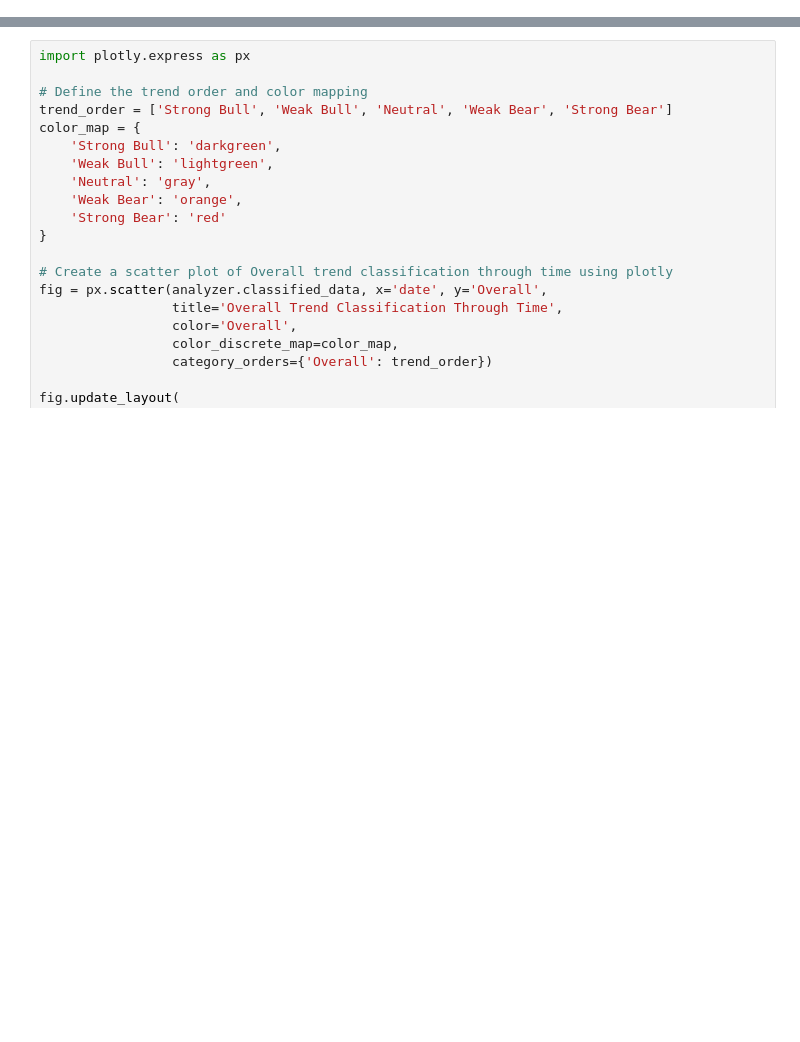
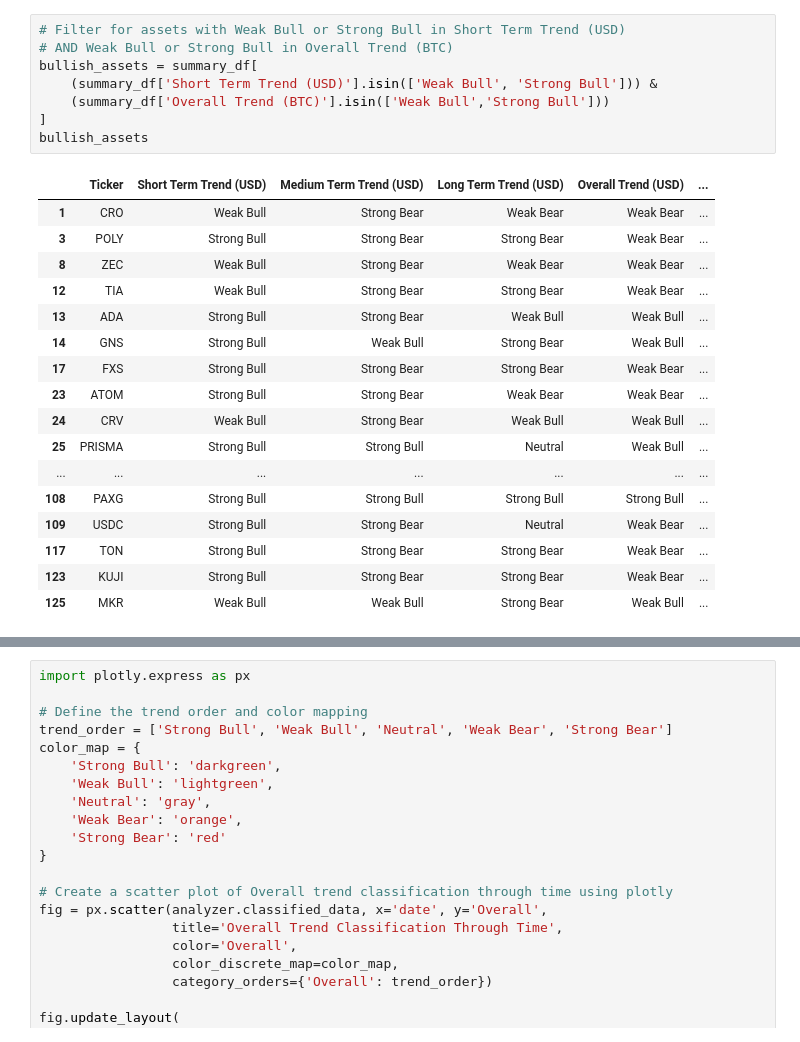
Before and after one commit to GabriellaAM/missioncontrolproject, a Jupyter notebook: ALT_MODEL.ipynb, the cells around one changed output, grey strips where cells are left out. Drawn from its saved outputs; the diff is of its cells as text; blank space fills up the shorter version.

```diff
--- a/ALT_MODEL.ipynb
+++ b/ALT_MODEL.ipynb
@@ -570 +486,27 @@ Columns after calculating indicators for arbitrum (BTC): ['date', 'open', 'high'
+# %%
+# Filter for assets with Weak Bull or Strong Bull in Short Term Trend (USD)
+# AND Weak Bull or Strong Bull in Overall Trend (BTC)
+bullish_assets = summary_df[
+    (summary_df['Short Term Trend (USD)'].isin(['Weak Bull', 'Strong Bull'])) &
+    (summary_df['Overall Trend (BTC)'].isin(['Weak Bull','Strong Bull']))
+]
+bullish_assets
+# %% [output]
+|  | Ticker | Short Term Trend (USD) | Medium Term Trend (USD) | Long Term Trend (USD) | Overall Trend (USD) | ... |
+| 1 | CRO | Weak Bull | Strong Bear | Weak Bear | Weak Bear | ... |
+| 3 | POLY | Strong Bull | Strong Bear | Strong Bear | Weak Bear | ... |
+| 8 | ZEC | Weak Bull | Strong Bear | Weak Bear | Weak Bear | ... |
+| 12 | TIA | Weak Bull | Strong Bear | Strong Bear | Weak Bear | ... |
+| 13 | ADA | Strong Bull | Strong Bear | Weak Bull | Weak Bull | ... |
+| 14 | GNS | Strong Bull | Weak Bull | Strong Bear | Weak Bull | ... |
+| 17 | FXS | Strong Bull | Strong Bear | Strong Bear | Weak Bear | ... |
+| 23 | ATOM | Strong Bull | Strong Bear | Weak Bear | Weak Bear | ... |
+| 24 | CRV | Weak Bull | Strong Bear | Weak Bull | Weak Bull | ... |
+| 25 | PRISMA | Strong Bull | Strong Bull | Neutral | Weak Bull | ... |
+| ... | ... | ... | ... | ... | ... | ... |
+| 108 | PAXG | Strong Bull | Strong Bull | Strong Bull | Strong Bull | ... |
+| 109 | USDC | Strong Bull | Strong Bear | Neutral | Weak Bear | ... |
+| 117 | TON | Strong Bull | Strong Bear | Strong Bear | Weak Bear | ... |
+| 123 | KUJI | Strong Bull | Strong Bear | Strong Bear | Weak Bear | ... |
+| 125 | MKR | Weak Bull | Weak Bull | Strong Bear | Weak Bull | ... |
 # %%
```
Also changed, not shown: parts of 8 cells of this notebook, 13 other files.
